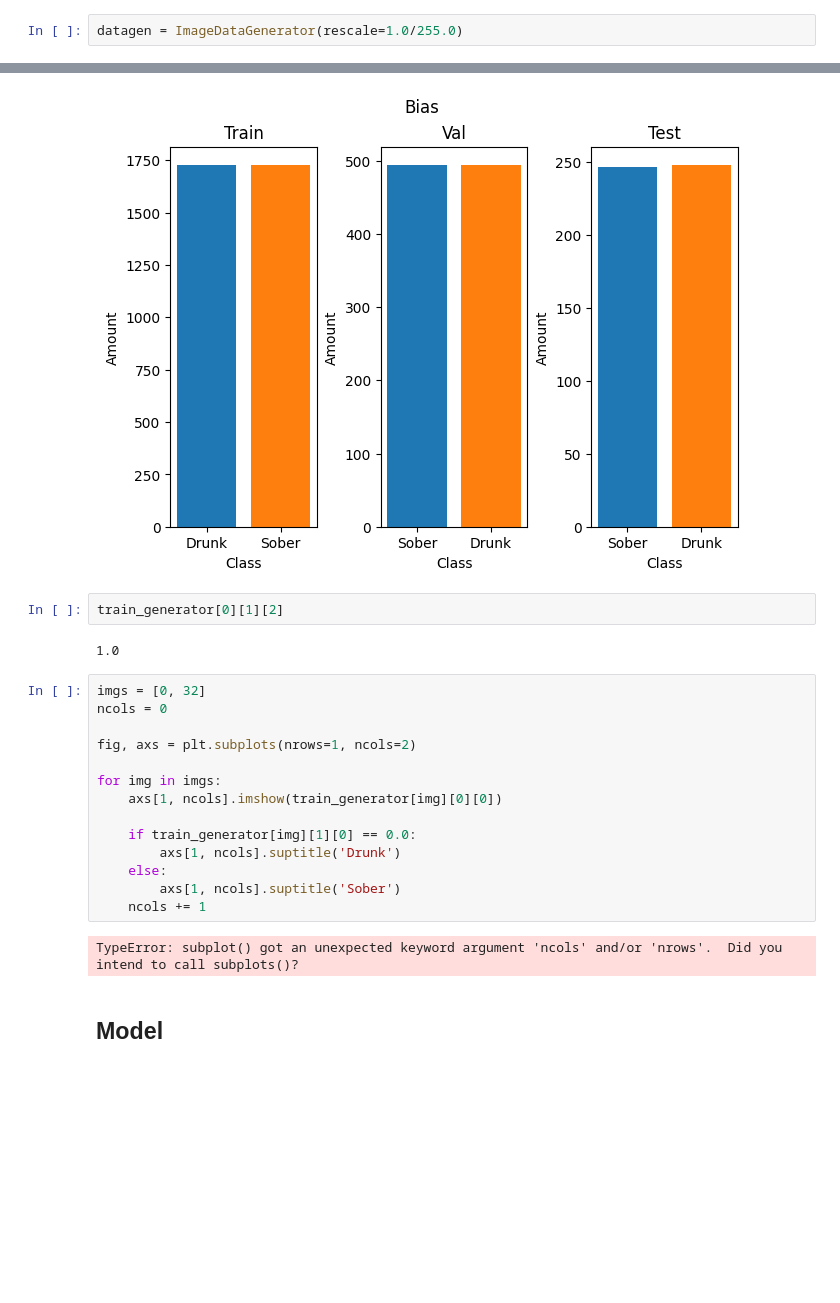
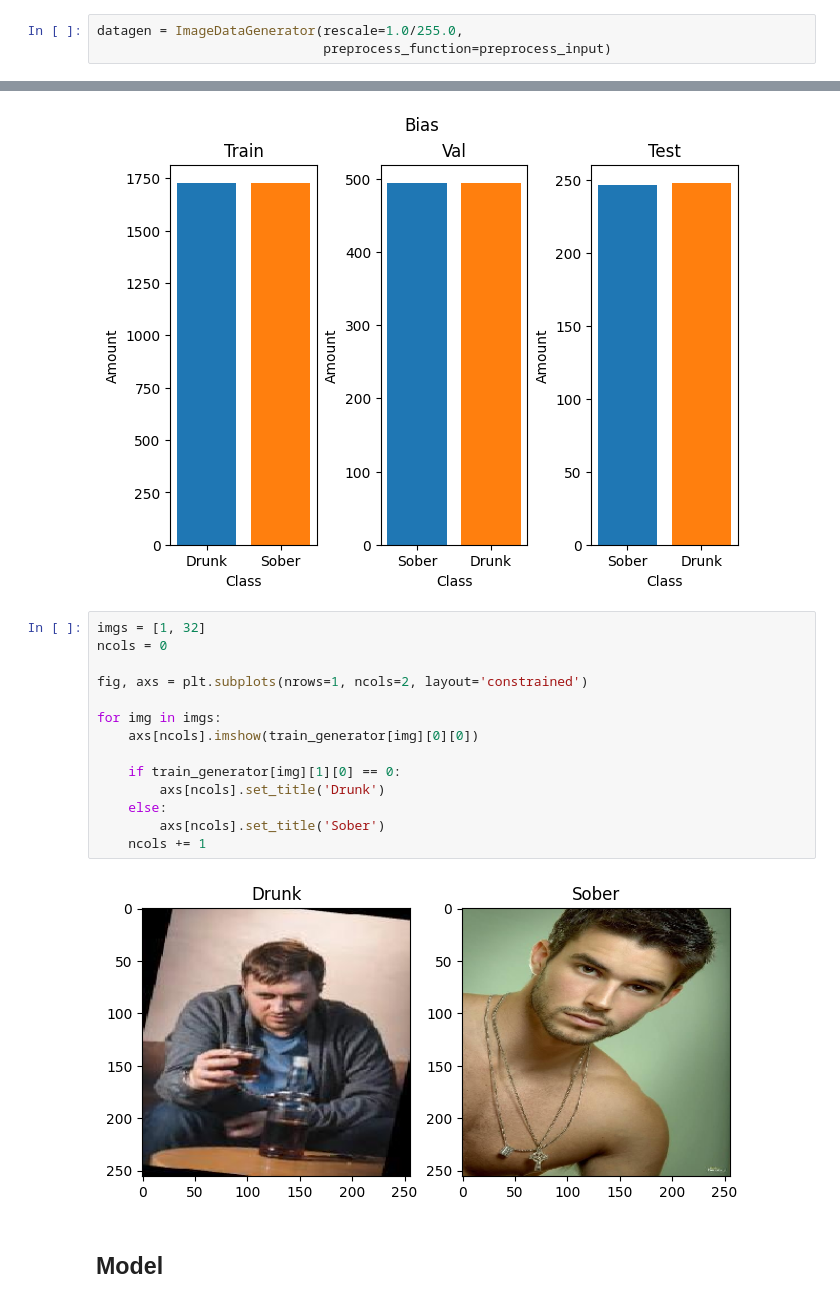
Before and after one commit to GuusArts/BeerViews, a Jupyter notebook: Notebook.ipynb, the cells around one changed output, grey strips where cells are left out. Saved outputs shown, nothing was run; the diff lists cells and outputs as text; blank space fills up the shorter version.

```diff
--- a/Notebook.ipynb
+++ b/Notebook.ipynb
@@ -79,4 +79,5 @@ split_data(src_dir, categories, base_dir)
 #
 #split_data(src_dir, categories, base_dir)
 # %%
-datagen = ImageDataGenerator(rescale=1.0/255.0)
+datagen = ImageDataGenerator(rescale=1.0/255.0,
+                             preprocess_function=preprocess_input)
@@ -418,26 +421,22 @@ Val labels drunk: 494
 Test labels sober: 247
 Test labels drunk: 248
 [figure]
-# %%
-train_generator[0][1][2]
-# %% [output]
-1.0
 # %%
-imgs = [0, 32]
+imgs = [1, 32]
 ncols = 0
 
-fig, axs = plt.subplots(nrows=1, ncols=2)
+fig, axs = plt.subplots(nrows=1, ncols=2, layout='constrained')
 
 for img in imgs:
-    axs[1, ncols].imshow(train_generator[img][0][0])
+    axs[ncols].imshow(train_generator[img][0][0])
 
-    if train_generator[img][1][0] == 0.0:
-        axs[1, ncols].suptitle('Drunk')
+    if train_generator[img][1][0] == 0:
+        axs[ncols].set_title('Drunk')
     else:
-        axs[1, ncols].suptitle('Sober')
+        axs[ncols].set_title('Sober')
     ncols += 1
 # %% [output]
-TypeError: subplot() got an unexpected keyword argument 'ncols' and/or 'nrows'.  Did you intend to call subplots()?
+[figure, added]
 # %% [markdown]
 ## Model
 # %%
```
Also changed, not shown: parts of 5 cells of this notebook, 19 other files.
